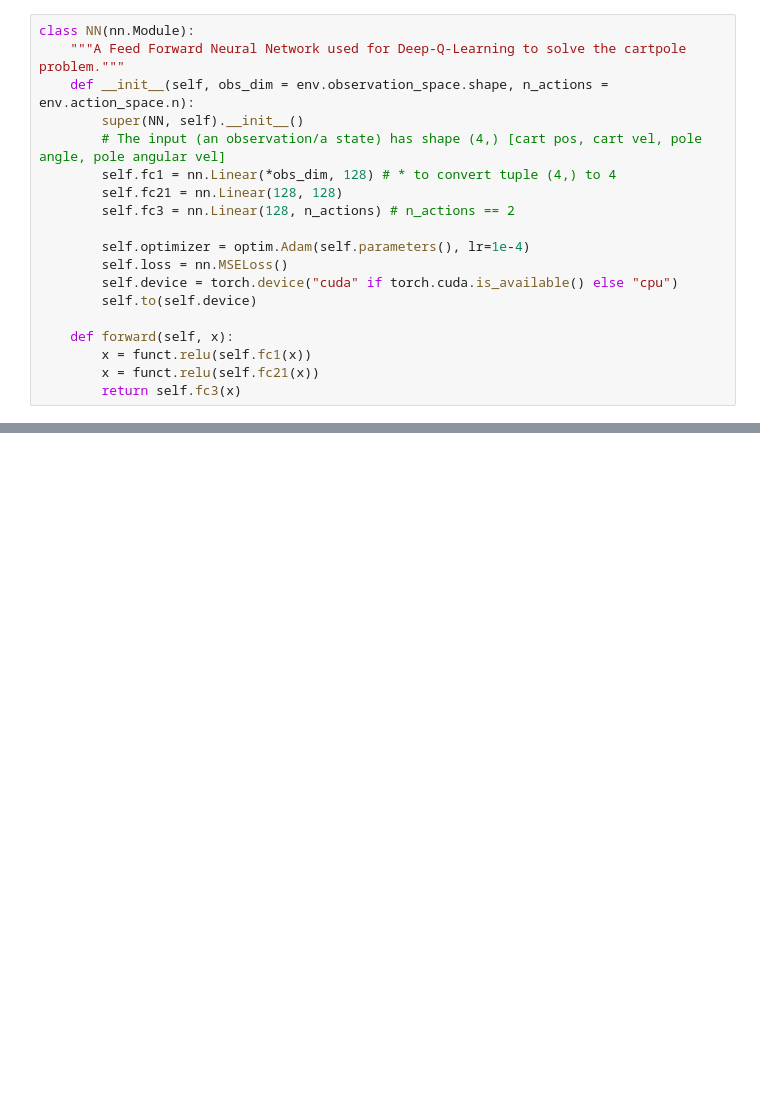
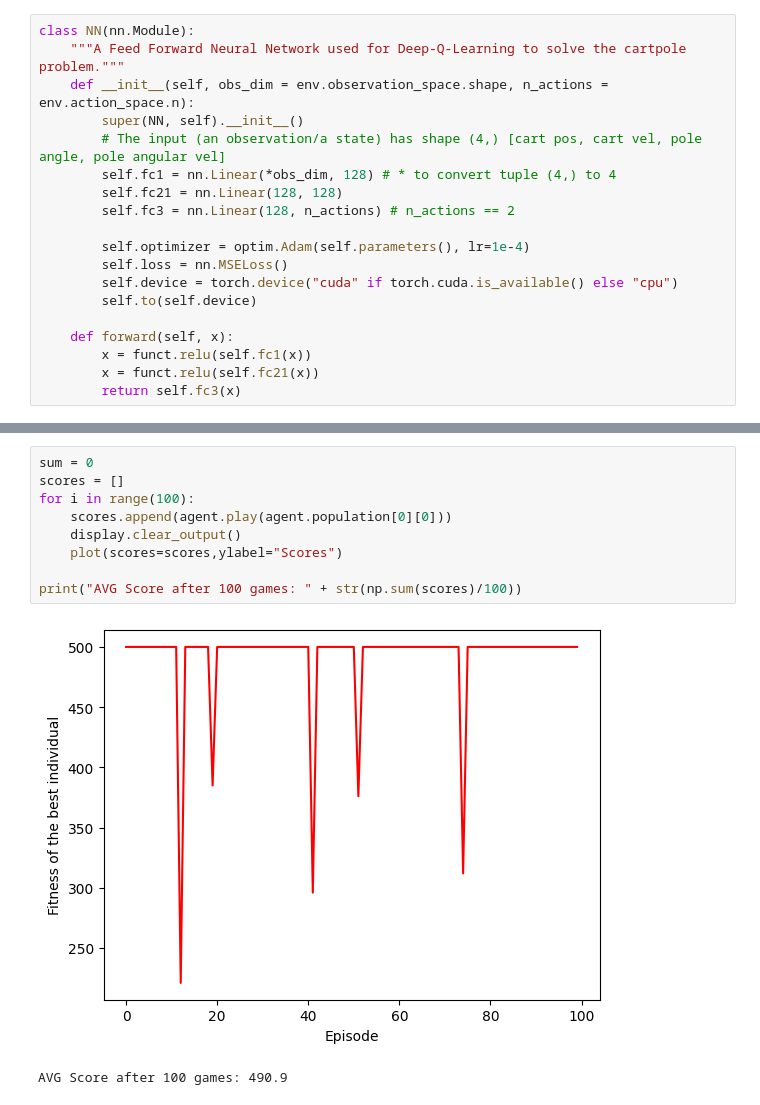
Before and after one commit to mark22222/neuroevolution, a Jupyter notebook: 6.ipynb, the cells around one changed output, grey strips where cells are left out. Saved outputs shown, nothing was run; the diff lists cells and outputs as text; blank space fills up the shorter version.

```diff
--- a/6.ipynb
+++ b/6.ipynb
@@ -141,0 +163,12 @@ execute(popSize=20, iter=10)
+# %%
+sum = 0
+scores = []
+for i in range(100):
+    scores.append(agent.play(agent.population[0][0]))
+    display.clear_output()
+    plot(scores=scores,ylabel="Scores")
+
+print("AVG Score after 100 games: " + str(np.sum(scores)/100))
+# %% [output]
+[figure, added]
+AVG Score after 100 games: 490.9
```
Also changed, not shown: parts of 7 cells of this notebook, 1 other file.
